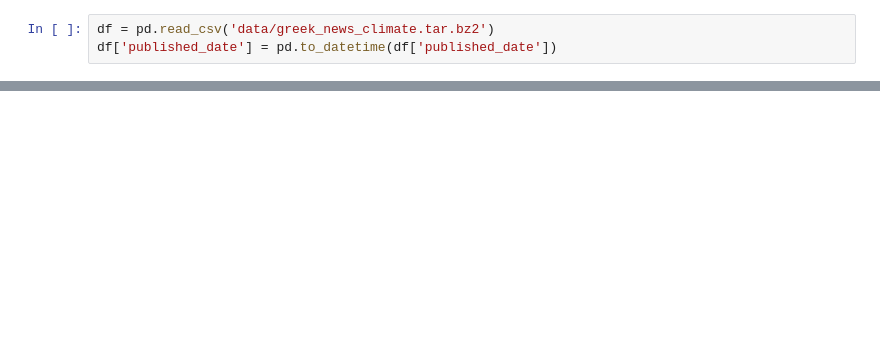
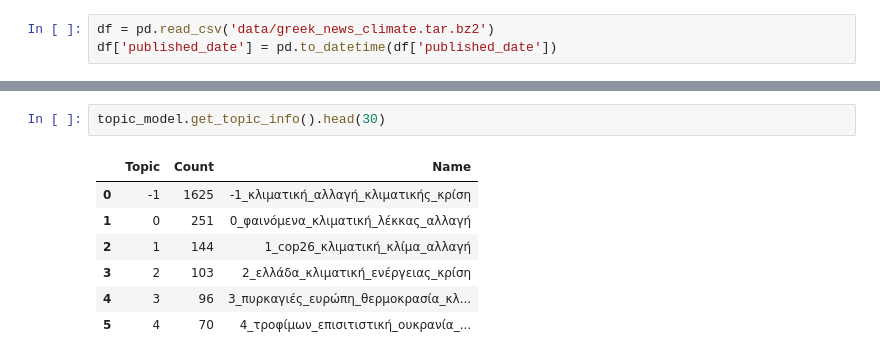
Before and after one commit to derevirn/greek-news-nlp, a Jupyter notebook: bertopic.ipynb, the cells around one changed output, grey strips where cells are left out. Drawn from its saved outputs; the diff is of its cells as text; blank space fills up the shorter version.

```diff
--- a/bertopic.ipynb
+++ b/bertopic.ipynb
@@ -22,0 +33,10 @@ False
+# %%
+topic_model.get_topic_info().head(30)
+# %% [output]
+|  | Topic | Count | Name |
+| 0 | -1 | 1625 | -1_κλιματική_αλλαγή_κλιματικής_κρίση |
+| 1 | 0 | 251 | 0_φαινόμενα_κλιματική_λέκκας_αλλαγή |
+| 2 | 1 | 144 | 1_cop26_κλιματική_κλίμα_αλλαγή |
+| 3 | 2 | 103 | 2_ελλάδα_κλιματική_ενέργειας_κρίση |
+| 4 | 3 | 96 | 3_πυρκαγιές_ευρώπη_θερμοκρασία_κλ... |
+| 5 | 4 | 70 | 4_τροφίμων_επισιτιστική_ουκρανία_... |
```
Also changed, not shown: parts of 10 cells of this notebook, 2 other files.
